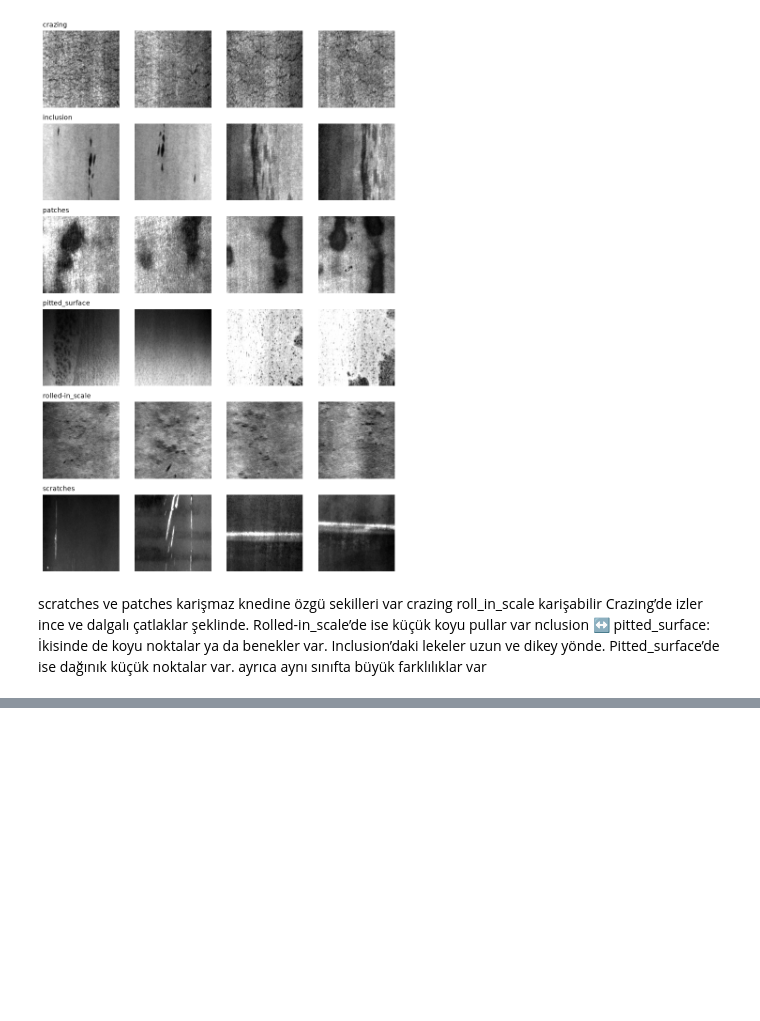
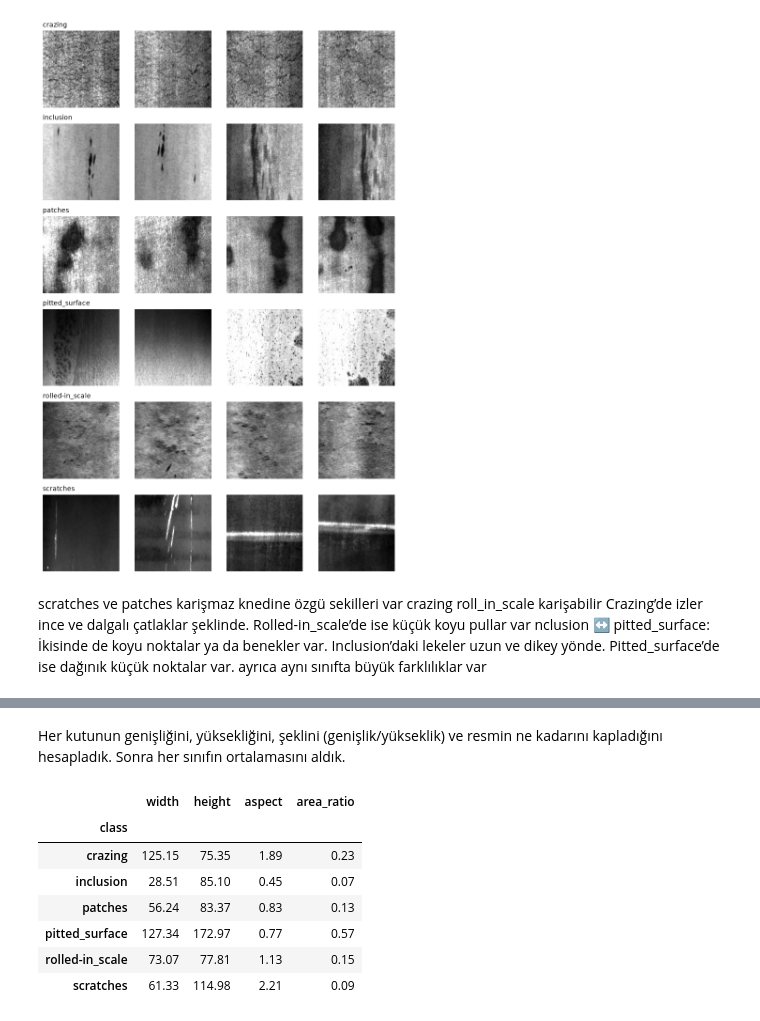
Before and after one commit to nurgulklc123/celik_yuzey_hata_tespiti, a Jupyter notebook: notebooks/01_eda.ipynb, the cells around one changed output, grey strips where cells are left out. Drawn from its saved outputs; the diff is of its cells as text; code cells hidden in the pictures; blank space fills up the shorter version.

```diff
--- a/notebooks/01_eda.ipynb
+++ b/notebooks/01_eda.ipynb
@@ -46,0 +109,18 @@ scratches ve patches karişmaz knedine özgü sekilleri var  crazing roll_in_sca
+# %% [markdown]
+ Her kutunun genişliğini, yüksekliğini, şeklini (genişlik/yükseklik) ve resmin ne kadarını kapladığını hesapladık. Sonra her sınıfın ortalamasını aldık.
+# %%
+df["width"] = df["xmax"] - df["xmin"]
+df["height"] = df["ymax"] - df["ymin"]
+df["aspect"] = df["width"] / df["height"]
+df["area_ratio"] = (df["width"] * df["height"]) / (200 * 200)
+
+df.groupby("class")[["width", "height", "aspect", "area_ratio"]].mean().round(2)
+# %% [output]
+|  | width | height | aspect | area_ratio |
+| class |  |  |  |  |
+| crazing | 125.15 | 75.35 | 1.89 | 0.23 |
+| inclusion | 28.51 | 85.10 | 0.45 | 0.07 |
+| patches | 56.24 | 83.37 | 0.83 | 0.13 |
+| pitted_surface | 127.34 | 172.97 | 0.77 | 0.57 |
+| rolled-in_scale | 73.07 | 77.81 | 1.13 | 0.15 |
+| scratches | 61.33 | 114.98 | 2.21 | 0.09 |
```
Also changed, not shown: parts of 9 cells of this notebook, 1 other file.
